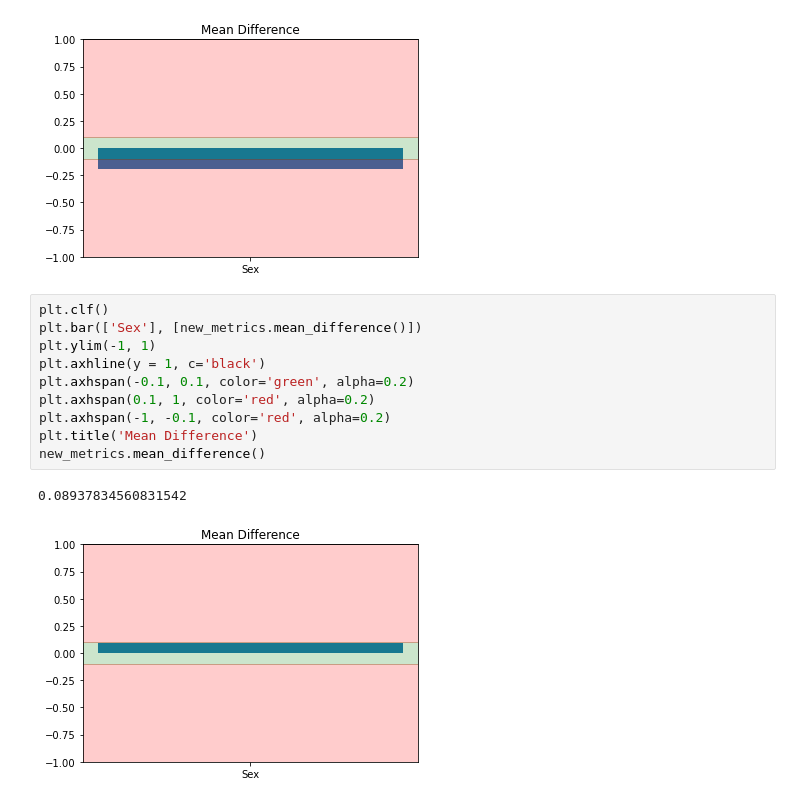
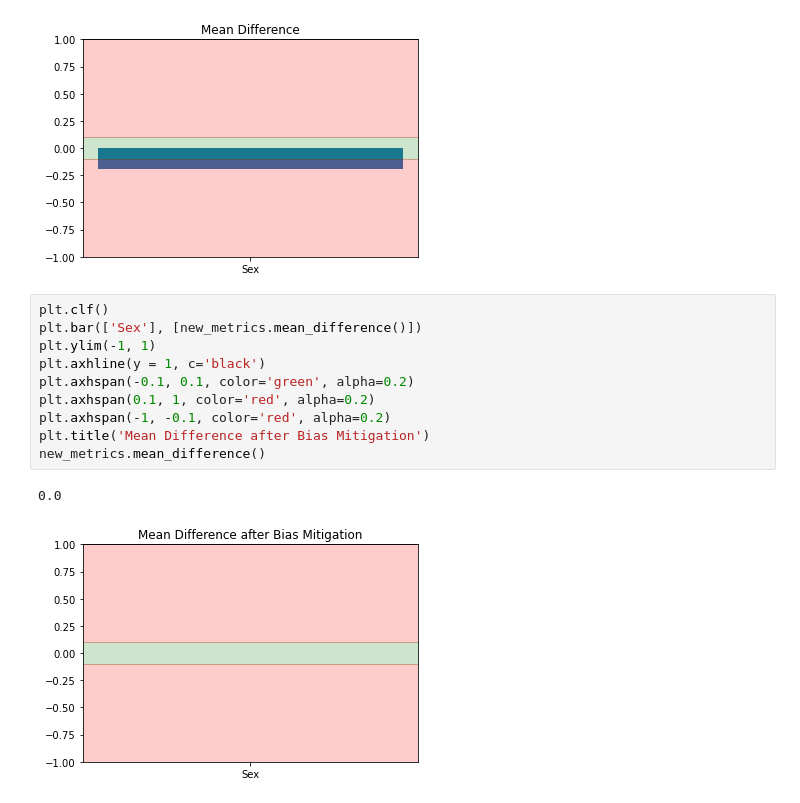
Before and after one commit to mjeong/clessardmjeongsp2021finalproject, a Jupyter notebook: report.ipynb, the cells around one changed output. Drawn from its saved outputs; the diff is of its cells as text.

```diff
--- a/report.ipynb
+++ b/report.ipynb
@@ -787,13 +827,13 @@ metrics.mean_difference()
 # %%
 plt.clf()
 plt.bar(['Sex'], [new_metrics.mean_difference()])
 plt.ylim(-1, 1)
 plt.axhline(y = 1, c='black')
 plt.axhspan(-0.1, 0.1, color='green', alpha=0.2)
 plt.axhspan(0.1, 1, color='red', alpha=0.2)
 plt.axhspan(-1, -0.1, color='red', alpha=0.2)
-plt.title('Mean Difference')
+plt.title('Mean Difference after Bias Mitigation')
 new_metrics.mean_difference()
 # %% [output]
-0.08937834560831542
+0.0
-[figure, old version]
+[figure, new version]
```
Also changed, not shown: parts of 36 cells of this notebook.
